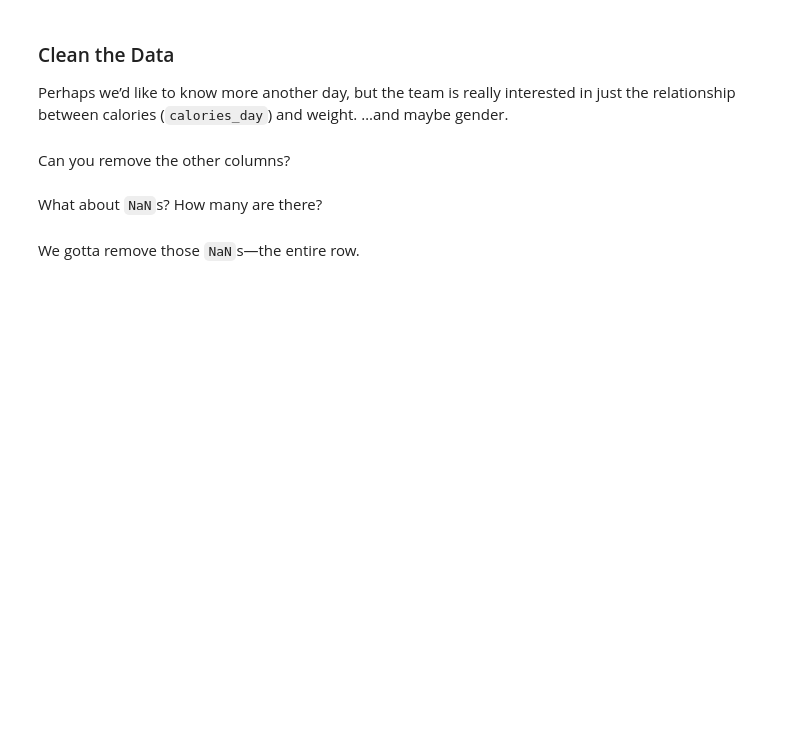
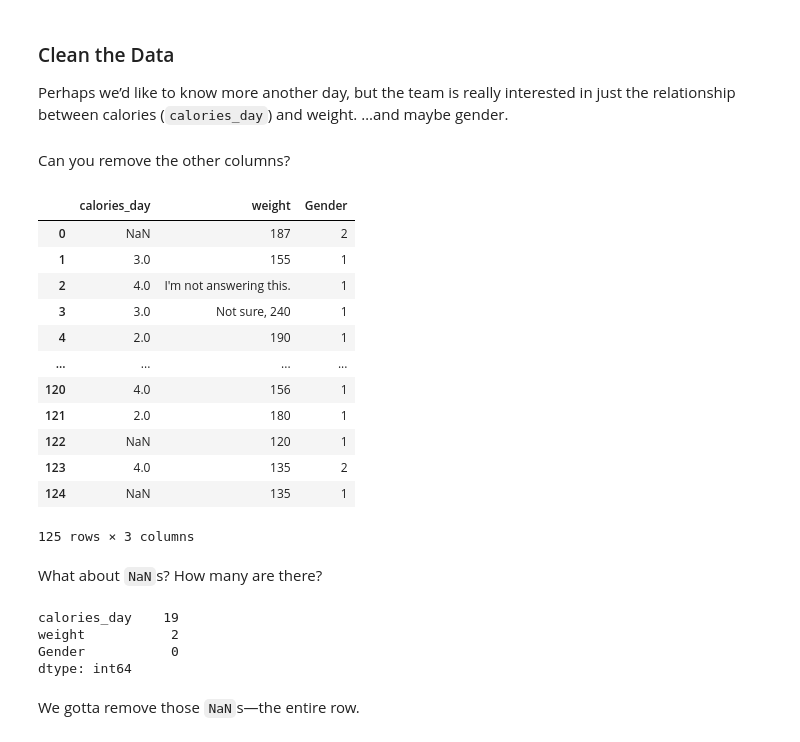
Before and after one commit to notprowler/2024-DS-Tue, a Jupyter notebook: Week-02-DS-Overview-and-Data/Exercise-AT.ipynb, the cells around one changed output. Drawn from its saved outputs; the diff is of its cells as text; code cells hidden in the pictures; blank space fills up the shorter version.

```diff
--- a/Week-02-DS-Overview-and-Data/Exercise-AT.ipynb
+++ b/Week-02-DS-Overview-and-Data/Exercise-AT.ipynb
@@ -83,9 +83,32 @@ Perhaps we’d like to know more another day, but the team is really interested
 Can you remove the other columns?
 # %%
 # Remove ‘em.
+df_food_cleaned = df_food[['calories_day', 'weight', 'Gender']]
+df_food_cleaned
+# %% [output]
+|  | calories_day | weight | Gender |
+| 0 | NaN | 187 | 2 |
+| 1 | 3.0 | 155 | 1 |
+| 2 | 4.0 | I'm not answering this. | 1 |
+| 3 | 3.0 | Not sure, 240 | 1 |
+| 4 | 2.0 | 190 | 1 |
+| ... | ... | ... | ... |
+| 120 | 4.0 | 156 | 1 |
+| 121 | 2.0 | 180 | 1 |
+| 122 | NaN | 120 | 1 |
+| 123 | 4.0 | 135 | 2 |
+| 124 | NaN | 135 | 1 |
+125 rows × 3 columns
 # %% [markdown]
 What about `NaN`s? How many are there?
 # %%
 # Count ‘em.
+nan_counts = df_food_cleaned.isna().sum()
+print(nan_counts)
+# %% [output]
+calories_day    19
+weight           2
+Gender           0
+dtype: int64
 # %% [markdown]
 We gotta remove those `NaN`s―the entire row.
```
Also changed, not shown: parts of 28 cells of this notebook.
